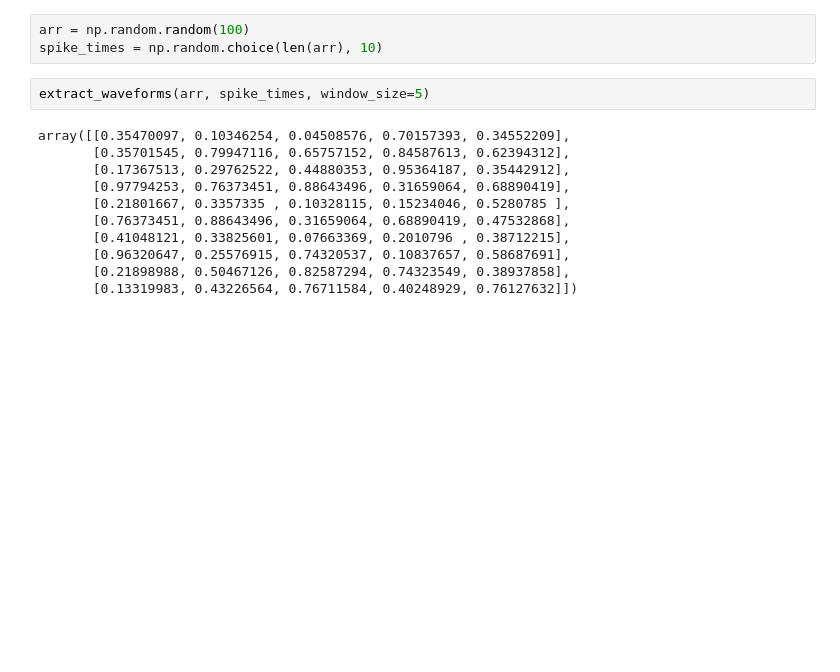
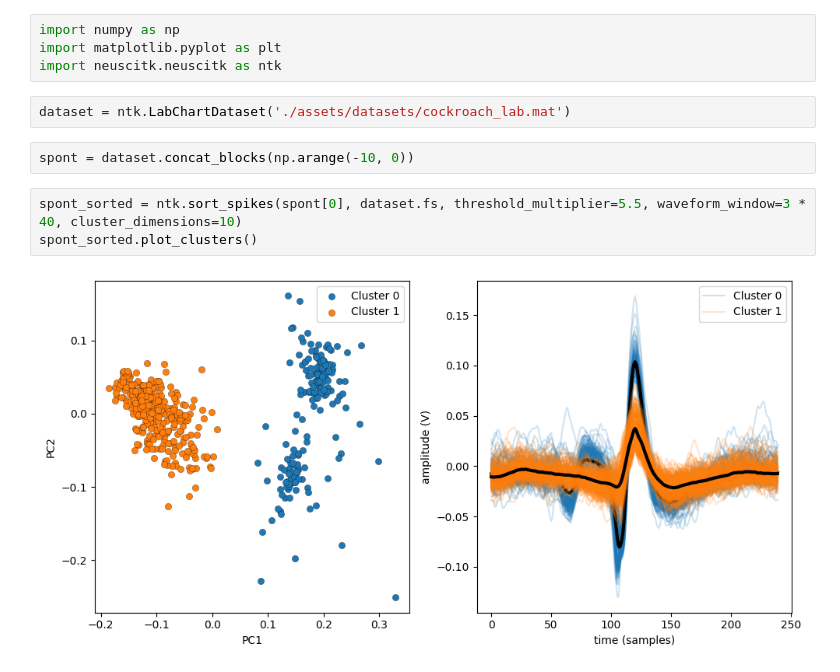
Before and after one commit to jeremyschroeter/neusci440, a Jupyter notebook: workspace.ipynb, the cells around one changed output. Saved outputs shown, nothing was run; the diff lists cells and outputs as text; blank space fills up the shorter version.

```diff
--- a/workspace.ipynb
+++ b/workspace.ipynb
@@ -7,16 +1,13 @@ def extract_waveforms(arr: np.ndarray, spike_times: np.ndarray, window_size: int
-# %%
-arr = np.random.random(100)
-spike_times = np.random.choice(len(arr), 10)
-# %%
-extract_waveforms(arr, spike_times, window_size=5)
-# %% [output]
-array([[0.35470097, 0.10346254, 0.04508576, 0.70157393, 0.34552209],
-       [0.35701545, 0.79947116, 0.65757152, 0.84587613, 0.62394312],
-       [0.17367513, 0.29762522, 0.44880353, 0.95364187, 0.35442912],
-       [0.97794253, 0.76373451, 0.88643496, 0.31659064, 0.68890419],
-       [0.21801667, 0.3357335 , 0.10328115, 0.15234046, 0.5280785 ],
-       [0.76373451, 0.88643496, 0.31659064, 0.68890419, 0.47532868],
-       [0.41048121, 0.33825601, 0.07663369, 0.2010796 , 0.38712215],
-       [0.96320647, 0.25576915, 0.74320537, 0.10837657, 0.58687691],
-       [0.21898988, 0.50467126, 0.82587294, 0.74323549, 0.38937858],
-       [0.13319983, 0.43226564, 0.76711584, 0.40248929, 0.76127632]])
+# %%
+import numpy as np
+import matplotlib.pyplot as plt
+import neuscitk.neuscitk as ntk
+# %%
+dataset = ntk.LabChartDataset('./assets/datasets/cockroach_lab.mat')
+# %%
+spont = dataset.concat_blocks(np.arange(-10, 0))
+# %%
+spont_sorted = ntk.sort_spikes(spont[0], dataset.fs, threshold_multiplier=5.5, waveform_window=3 * 40, cluster_dimensions=10)
+spont_sorted.plot_clusters()
+# %% [output]
+[figure, added]
```
Also changed, not shown: parts of 9 cells of this notebook, 5 other files.
